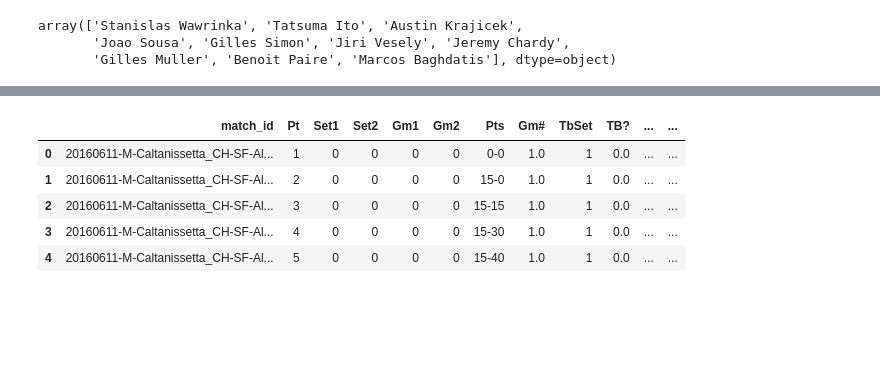
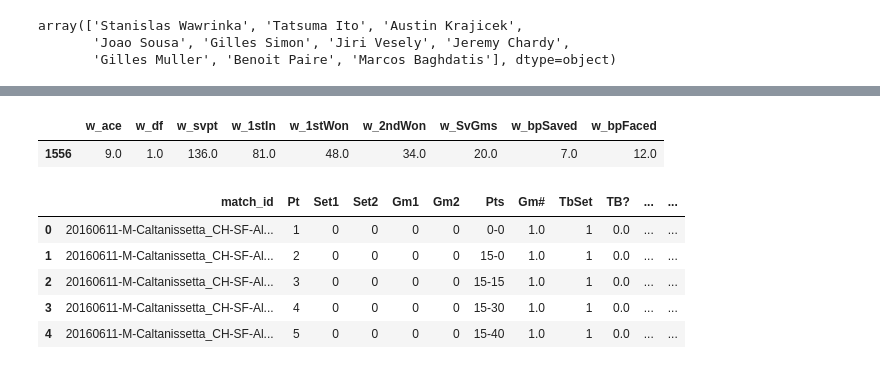
Before and after one commit to lalbal/tennis, a Jupyter notebook: notebooks/look_at_data.ipynb, the cells around one changed output, grey strips where cells are left out. Saved outputs shown, nothing was run; the diff lists cells and outputs as text; code cells hidden in the pictures; blank space fills up the shorter version.

```diff
--- a/notebooks/look_at_data.ipynb
+++ b/notebooks/look_at_data.ipynb
@@ -51,3 +34,11 @@ Name: 0, dtype: object
+# %%
+aus_2015 = test_2015[(test_2015.tourney_name == 'Australian Open')]
+aus_2015[(aus_2015.match_num == 127)].get_values()
+aus_15_finale = aus_2015[(aus_2015.match_num == 127)]
+aus_15_finale[['w_ace', 'w_df', 'w_svpt', 'w_1stIn', 'w_1stWon', 'w_2ndWon', 'w_SvGms', 'w_bpSaved', 'w_bpFaced']]
+# %% [output]
+|  | w_ace | w_df | w_svpt | w_1stIn | w_1stWon | w_2ndWon | w_SvGms | w_bpSaved | w_bpFaced |
+| 1556 | 9.0 | 1.0 | 136.0 | 81.0 | 48.0 | 34.0 | 20.0 | 7.0 | 12.0 |
 # %%
 points = pd.read_csv('../../data/tennis_MatchChartingProject/charting-m-points.csv', encoding='latin-1')
 # %%
```
Also changed, not shown: parts of 4 cells of this notebook.
